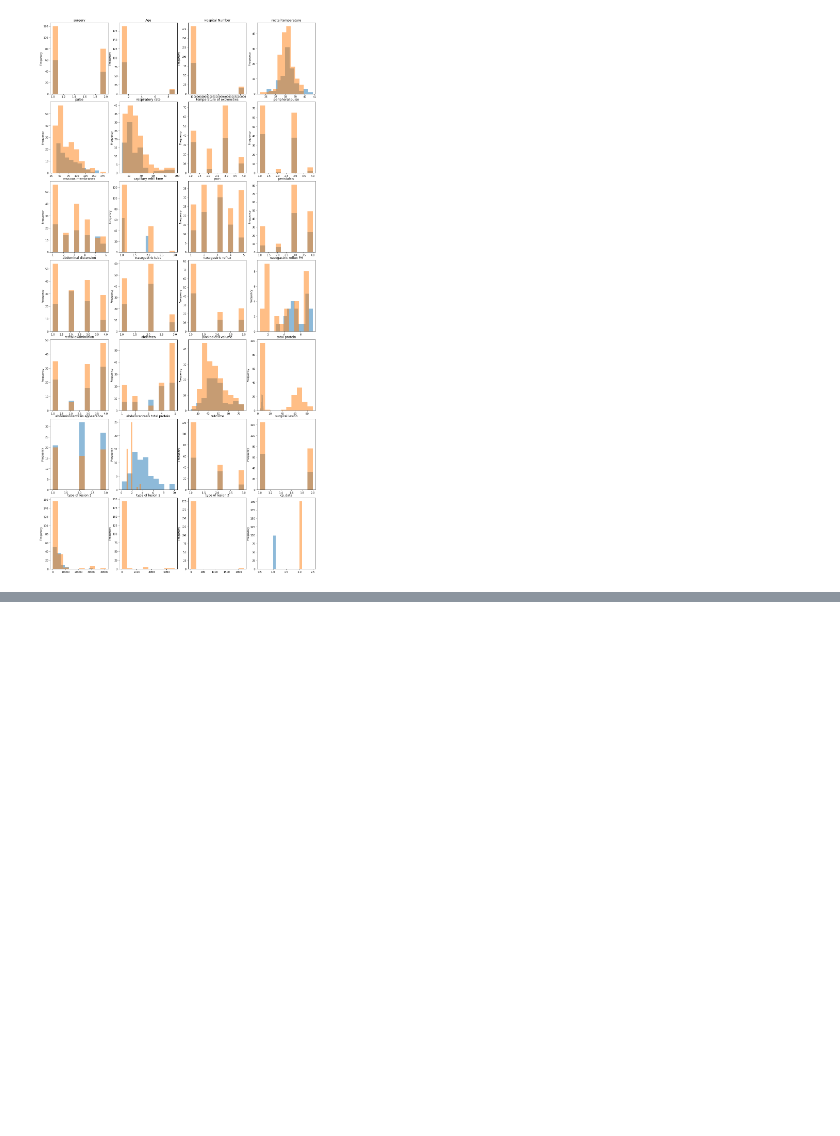
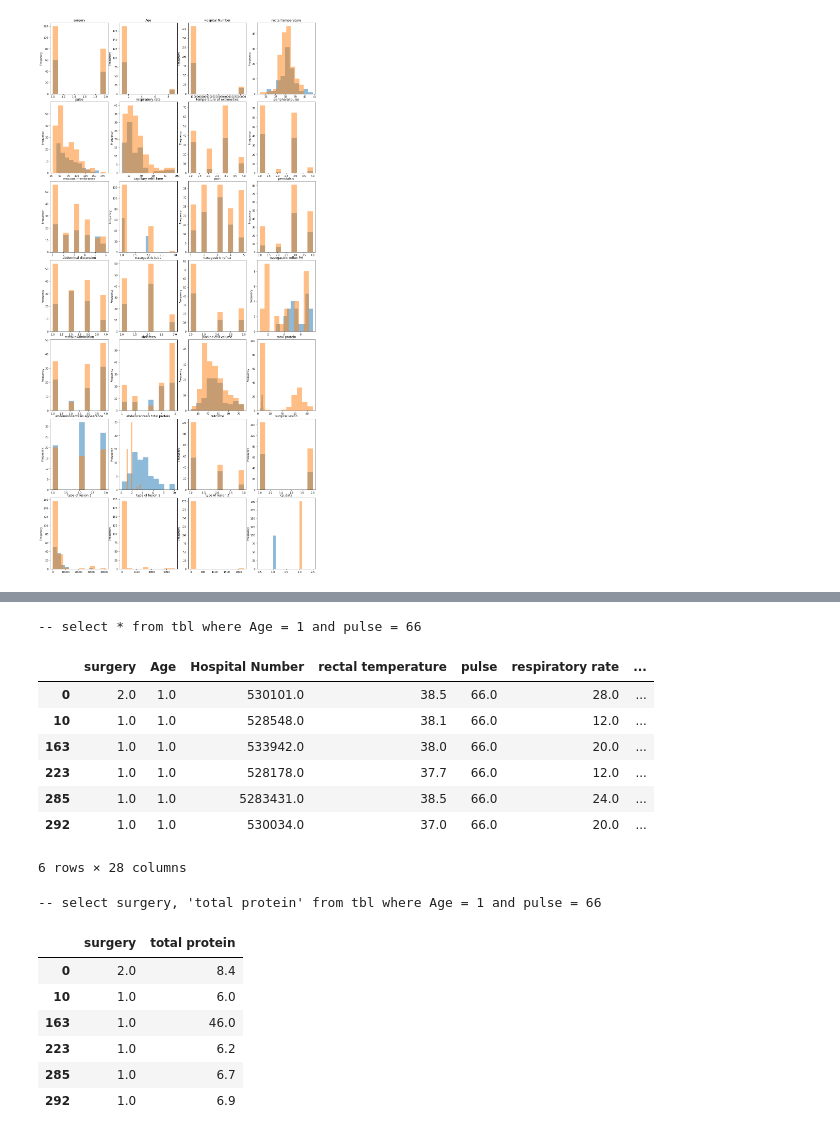
Before and after one commit to Jane-Tran/hong_notebooks, a Jupyter notebook: preprocessing_with_horse_colic_dataset.ipynb, the cells around one changed output, grey strips where cells are left out. Saved outputs shown, nothing was run; the diff lists cells and outputs as text; code cells hidden in the pictures; blank space fills up the shorter version.

```diff
--- a/preprocessing_with_horse_colic_dataset.ipynb
+++ b/preprocessing_with_horse_colic_dataset.ipynb
@@ -75,0 +105,25 @@ for i, col in enumerate(pdf_horse_colic.columns):
+# %%
+# SELECT with multiple conditions
+print "-- select * from tbl where Age = 1 and pulse = 66"
+display(pdf_horse_colic[(pdf_horse_colic["Age"] == 1) & (pdf_horse_colic["pulse"] == 66)])
+
+print "-- select surgery, 'total protein' from tbl where Age = 1 and pulse = 66"
+display(pdf_horse_colic[(pdf_horse_colic["Age"] == 1) & (pdf_horse_colic["pulse"] == 66)][["surgery", "total protein"]])
+# %% [output]
+-- select * from tbl where Age = 1 and pulse = 66
+|  | surgery | Age | Hospital Number | rectal temperature | pulse | respiratory rate | ... |
+| 0 | 2.0 | 1.0 | 530101.0 | 38.5 | 66.0 | 28.0 | ... |
+| 10 | 1.0 | 1.0 | 528548.0 | 38.1 | 66.0 | 12.0 | ... |
+| 163 | 1.0 | 1.0 | 533942.0 | 38.0 | 66.0 | 20.0 | ... |
+| 223 | 1.0 | 1.0 | 528178.0 | 37.7 | 66.0 | 12.0 | ... |
+| 285 | 1.0 | 1.0 | 5283431.0 | 38.5 | 66.0 | 24.0 | ... |
+| 292 | 1.0 | 1.0 | 530034.0 | 37.0 | 66.0 | 20.0 | ... |
+6 rows × 28 columns
+-- select surgery, 'total protein' from tbl where Age = 1 and pulse = 66
+|  | surgery | total protein |
+| 0 | 2.0 | 8.4 |
+| 10 | 1.0 | 6.0 |
+| 163 | 1.0 | 46.0 |
+| 223 | 1.0 | 6.2 |
+| 285 | 1.0 | 6.7 |
+| 292 | 1.0 | 6.9 |
```
Also changed, not shown: parts of 7 cells of this notebook.
